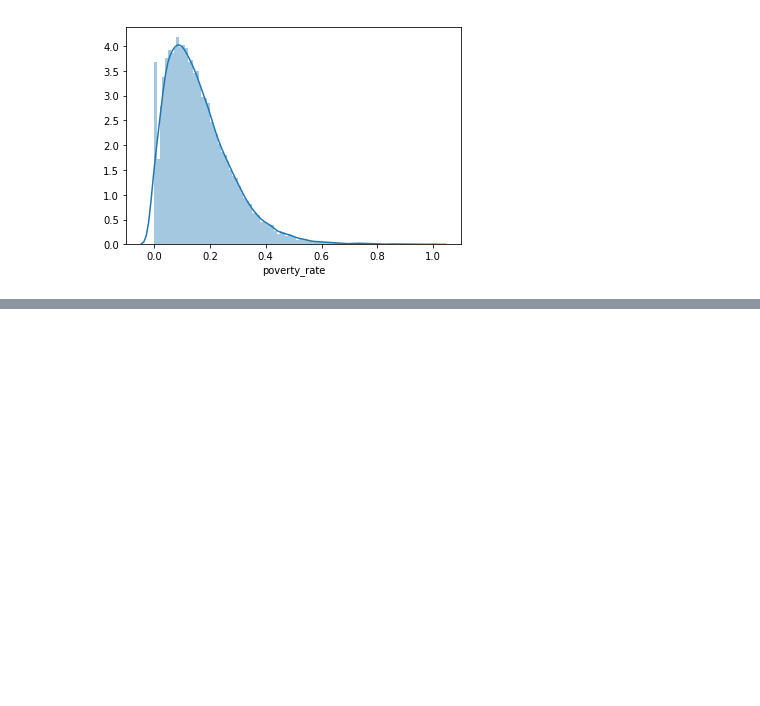
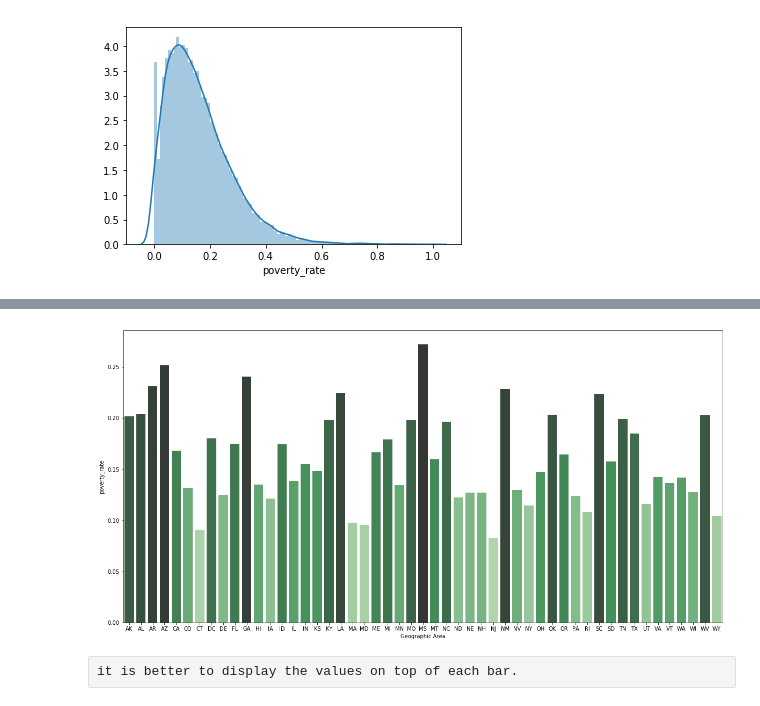
Before and after one commit to michaelzeng25/USA-shootings, a Jupyter notebook: USA shooting.ipynb, the cells around one changed output, grey strips where cells are left out. Cells and saved outputs as stored; diff of their text form; code cells hidden in the pictures; blank space fills up the shorter version.

```diff
--- a/USA shooting.ipynb
+++ b/USA shooting.ipynb
@@ -185,0 +208,12 @@ Name: name, Length: 1534, dtype: int64
+# %%
+# use unsorted values to show the affect of color ranking - the one with the highest ranking has the darkest color
+all_poverty_rate2 = hs.groupby('Geographic Area')["poverty_rate"].mean().reset_index()
+# %%
+plt.figure(figsize=(20,10))
+pal = sns.color_palette("Greens_d", len(all_poverty_rate2))
+rank = all_poverty_rate2["poverty_rate"].argsort().argsort() # need to use argsort 2 times to get this affect
+g = sns.barplot(x='Geographic Area',y='poverty_rate', data=all_poverty_rate2, palette=np.array(pal[::-1])[rank])
+# %% [output]
+[figure, added]
+# %% [raw]
+it is better to display the values on top of each bar.
```
Also changed, not shown: parts of 12 cells of this notebook.
